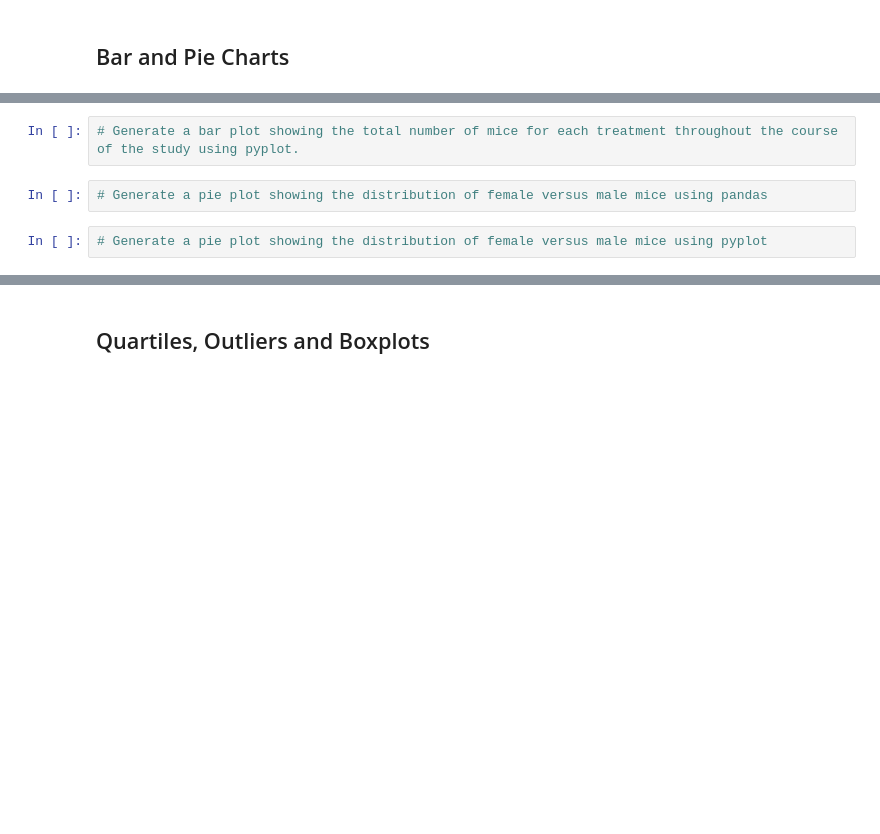
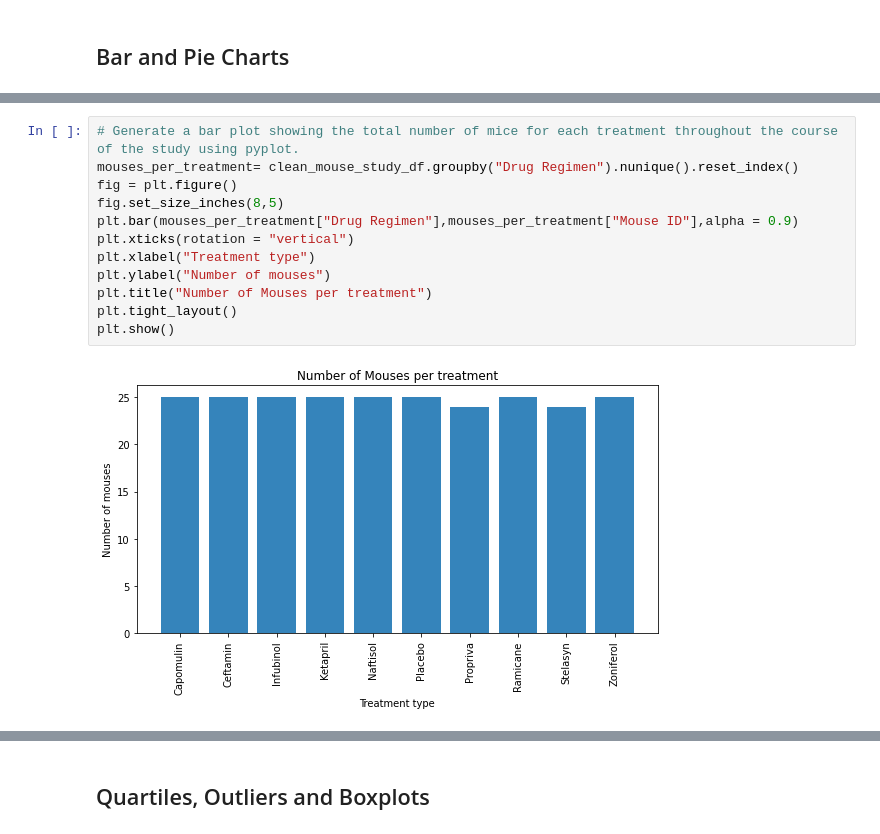
Before and after one commit to datng87/Matplotlib, a Jupyter notebook: Pymaceuticals/pymaceuticals_starter.ipynb, the cells around one changed output, grey strips where cells are left out. Cells and saved outputs as stored; diff of their text form; blank space fills up the shorter version.

```diff
--- a/Pymaceuticals/pymaceuticals_starter.ipynb
+++ b/Pymaceuticals/pymaceuticals_starter.ipynb
@@ -139,6 +148,14 @@ clean_mouse_study_df.groupby("Drug Regimen")["Tumor Volume (mm3)"].agg(["mean","
 # %%
 # Generate a bar plot showing the total number of mice for each treatment throughout the course of the study using pyplot.
+mouses_per_treatment= clean_mouse_study_df.groupby("Drug Regimen").nunique().reset_index()
+fig = plt.figure()
+fig.set_size_inches(8,5)
+plt.bar(mouses_per_treatment["Drug Regimen"],mouses_per_treatment["Mouse ID"],alpha = 0.9)
+plt.xticks(rotation = "vertical")
+plt.xlabel("Treatment type")
+plt.ylabel("Number of mouses")
+plt.title("Number of Mouses per treatment")
+plt.tight_layout()
+plt.show()
+# %% [output]
+[figure, added]
-# %%
-# Generate a pie plot showing the distribution of female versus male mice using pandas
-# %%
-# Generate a pie plot showing the distribution of female versus male mice using pyplot
```
Also changed, not shown: parts of 14 cells of this notebook, 1 other file.
